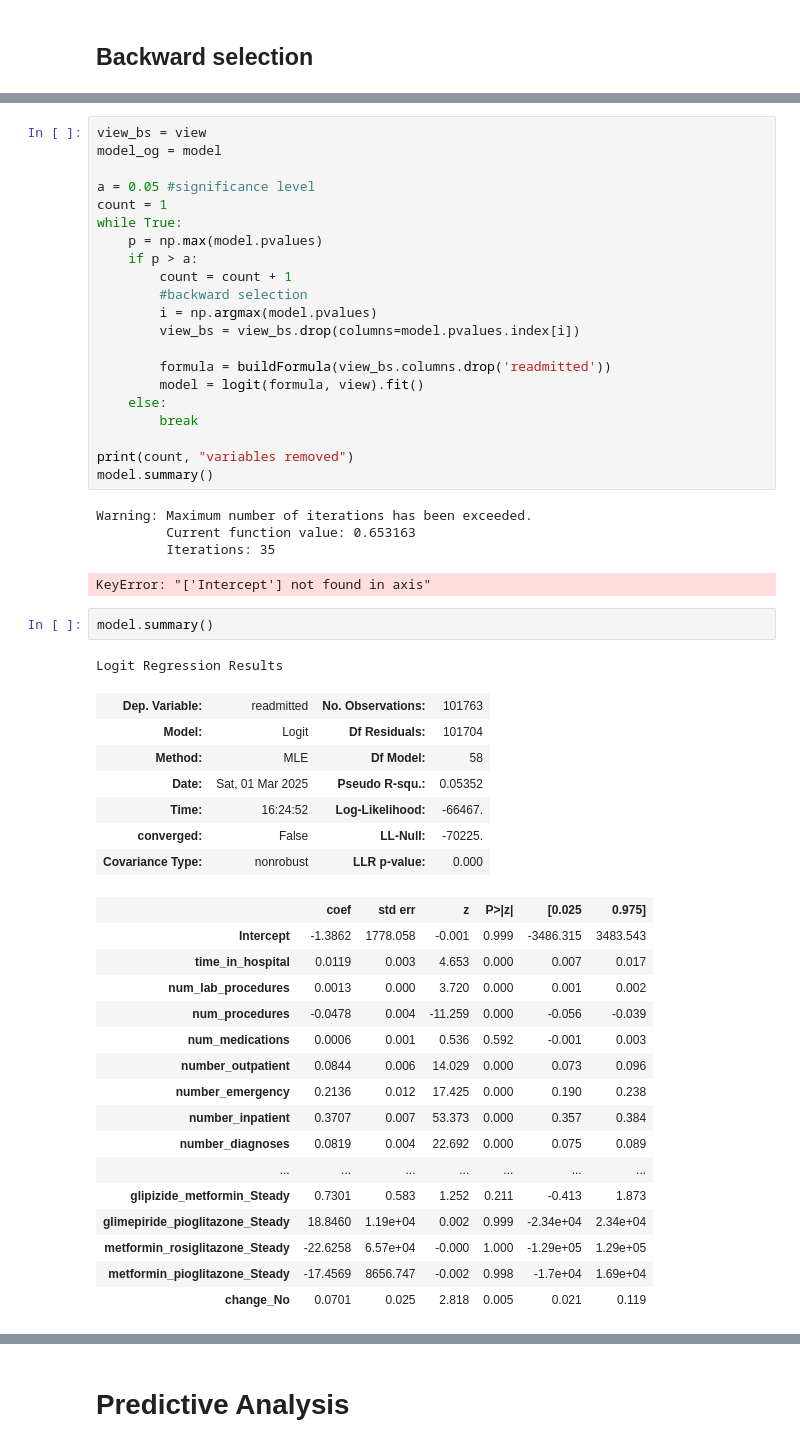
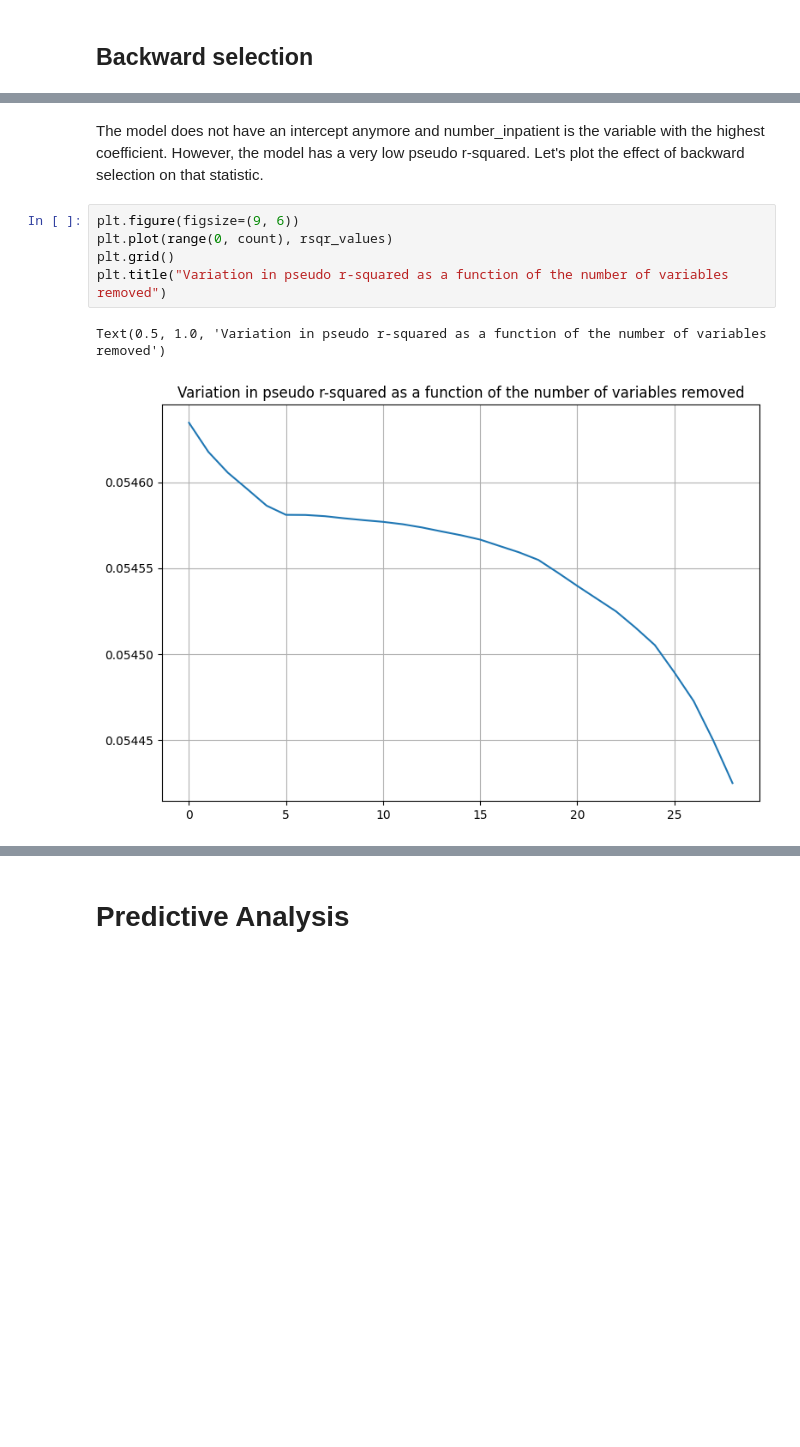
Before and after one commit to weiss25r/Data-analysis-of-diabetic-patients-readmissions-in-hospitals, a Jupyter notebook: main.ipynb, the cells around one changed output, grey strips where cells are left out. Cells and saved outputs as stored; diff of their text form; blank space fills up the shorter version.

```diff
--- a/main.ipynb
+++ b/main.ipynb
@@ -537,53 +557,10 @@ Logit Regression Results
-# %%
-view_bs = view
-model_og = model
-
-a = 0.05 #significance level
-count = 1
-while True:
-    p = np.max(model.pvalues)
-    if p > a:
-        count = count + 1
-        #backward selection
-        i = np.argmax(model.pvalues)
-        view_bs = view_bs.drop(columns=model.pvalues.index[i])
-
-        formula = buildFormula(view_bs.columns.drop('readmitted'))
-        model = logit(formula, view).fit()
-    else:
-        break
-
-print(count, "variables removed")
-model.summary()
-# %% [output]
-Warning: Maximum number of iterations has been exceeded.
-         Current function value: 0.653163
-         Iterations: 35
-KeyError: "['Intercept'] not found in axis"
-# %%
-model.summary()
-# %% [output]
-Logit Regression Results
-| Dep. Variable: | readmitted | No. Observations: | 101763 |
-| Model: | Logit | Df Residuals: | 101704 |
-| Method: | MLE | Df Model: | 58 |
-| Date: | Sat, 01 Mar 2025 | Pseudo R-squ.: | 0.05352 |
-| Time: | 16:24:52 | Log-Likelihood: | -66467. |
-| converged: | False | LL-Null: | -70225. |
-| Covariance Type: | nonrobust | LLR p-value: | 0.000 |
-|  | coef | std err | z | P>|z| | [0.025 | 0.975] |
-| Intercept | -1.3862 | 1778.058 | -0.001 | 0.999 | -3486.315 | 3483.543 |
-| time_in_hospital | 0.0119 | 0.003 | 4.653 | 0.000 | 0.007 | 0.017 |
-| num_lab_procedures | 0.0013 | 0.000 | 3.720 | 0.000 | 0.001 | 0.002 |
-| num_procedures | -0.0478 | 0.004 | -11.259 | 0.000 | -0.056 | -0.039 |
-| num_medications | 0.0006 | 0.001 | 0.536 | 0.592 | -0.001 | 0.003 |
-| number_outpatient | 0.0844 | 0.006 | 14.029 | 0.000 | 0.073 | 0.096 |
-| number_emergency | 0.2136 | 0.012 | 17.425 | 0.000 | 0.190 | 0.238 |
-| number_inpatient | 0.3707 | 0.007 | 53.373 | 0.000 | 0.357 | 0.384 |
-| number_diagnoses | 0.0819 | 0.004 | 22.692 | 0.000 | 0.075 | 0.089 |
-| ... | ... | ... | ... | ... | ... | ... |
-| glipizide_metformin_Steady | 0.7301 | 0.583 | 1.252 | 0.211 | -0.413 | 1.873 |
-| glimepiride_pioglitazone_Steady | 18.8460 | 1.19e+04 | 0.002 | 0.999 | -2.34e+04 | 2.34e+04 |
-| metformin_rosiglitazone_Steady | -22.6258 | 6.57e+04 | -0.000 | 1.000 | -1.29e+05 | 1.29e+05 |
-| metformin_pioglitazone_Steady | -17.4569 | 8656.747 | -0.002 | 0.998 | -1.7e+04 | 1.69e+04 |
-| change_No | 0.0701 | 0.025 | 2.818 | 0.005 | 0.021 | 0.119 |
+# %% [markdown]
+The model does not have an intercept anymore and number_inpatient is the variable with the highest coefficient. However, the model has a very low pseudo r-squared. Let's plot the effect of backward selection on that statistic.
+# %%
+plt.figure(figsize=(9, 6))
+plt.plot(range(0, count), rsqr_values)
+plt.grid()
+plt.title("Variation in pseudo r-squared as a function of the number of variables removed")
+# %% [output]
+Text(0.5, 1.0, 'Variation in pseudo r-squared as a function of the number of variables removed')
+[figure, added]
```
Also changed, not shown: parts of 30 cells of this notebook.
